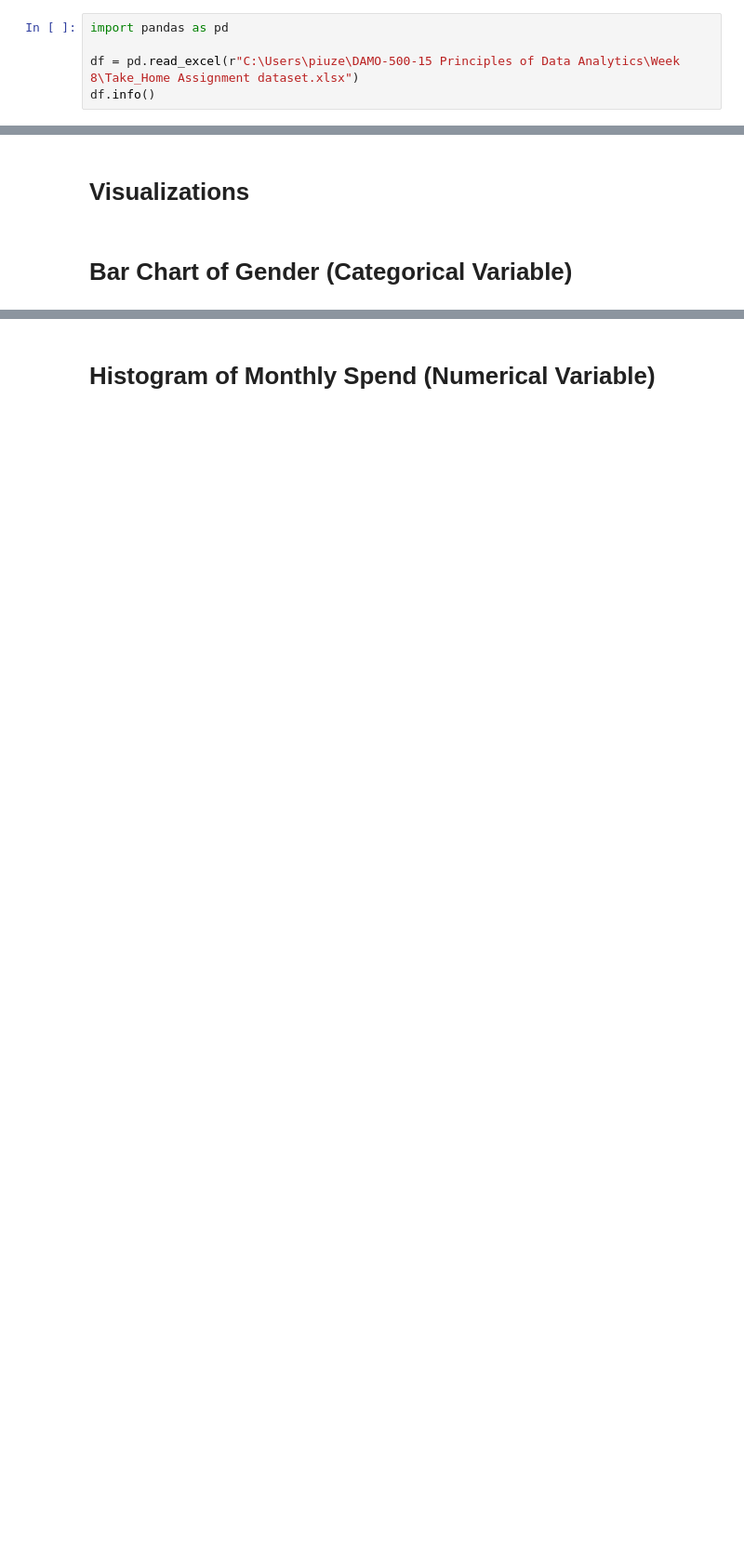
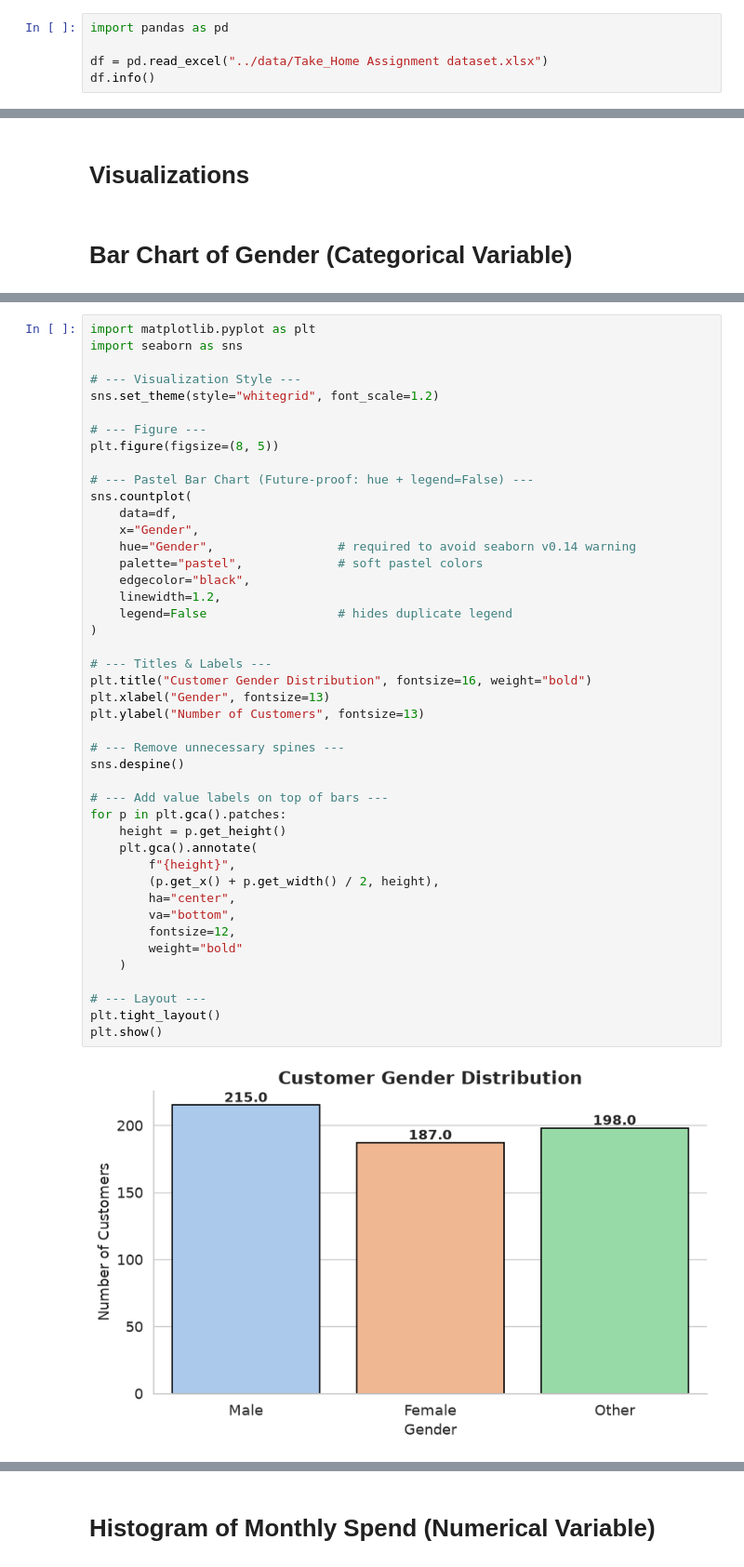
Before and after one commit to JoseAlberto88/customer-engagement-statistical-analysis, a Jupyter notebook: python/principles_assigment.ipynb, the cells around one changed output, grey strips where cells are left out. Shown at 93% size. Cells and saved outputs as stored; diff of their text form; blank space fills up the shorter version.

Commit message:
Update analysis, visuals, and insights

```diff
--- a/python/principles_assigment.ipynb
+++ b/python/principles_assigment.ipynb
@@ -1,6 +67,6 @@
 # %%
 import pandas as pd
 
-df = pd.read_excel(r"C:\Users\piuze\DAMO-500-15 Principles of Data Analytics\Week 8\Take_Home Assignment dataset.xlsx")
+df = pd.read_excel("../data/Take_Home Assignment dataset.xlsx")
 df.info()
 # %% [output]
@@ -306,0 +572,46 @@ Name: count, dtype: int64
+# %%
+import matplotlib.pyplot as plt
+import seaborn as sns
+
+# --- Visualization Style ---
+sns.set_theme(style="whitegrid", font_scale=1.2)
+
+# --- Figure ---
+plt.figure(figsize=(8, 5))
+
+# --- Pastel Bar Chart (Future‑proof: hue + legend=False) ---
+sns.countplot(
+    data=df,
+    x="Gender",
+    hue="Gender",                 # required to avoid seaborn v0.14 warning
+    palette="pastel",             # soft pastel colors
+    edgecolor="black",
+    linewidth=1.2,
+    legend=False                  # hides duplicate legend
+)
+
+# --- Titles & Labels ---
+plt.title("Customer Gender Distribution", fontsize=16, weight="bold")
+plt.xlabel("Gender", fontsize=13)
+plt.ylabel("Number of Customers", fontsize=13)
+
+# --- Remove unnecessary spines ---
+sns.despine()
+
+# --- Add value labels on top of bars ---
+for p in plt.gca().patches:
+    height = p.get_height()
+    plt.gca().annotate(
+        f"{height}",
+        (p.get_x() + p.get_width() / 2, height),
+        ha="center",
+        va="bottom",
+        fontsize=12,
+        weight="bold"
+    )
+
+# --- Layout ---
+plt.tight_layout()
+plt.show()
+# %% [output]
+[figure, added]
```
Also changed, not shown: parts of 26 cells of this notebook.
